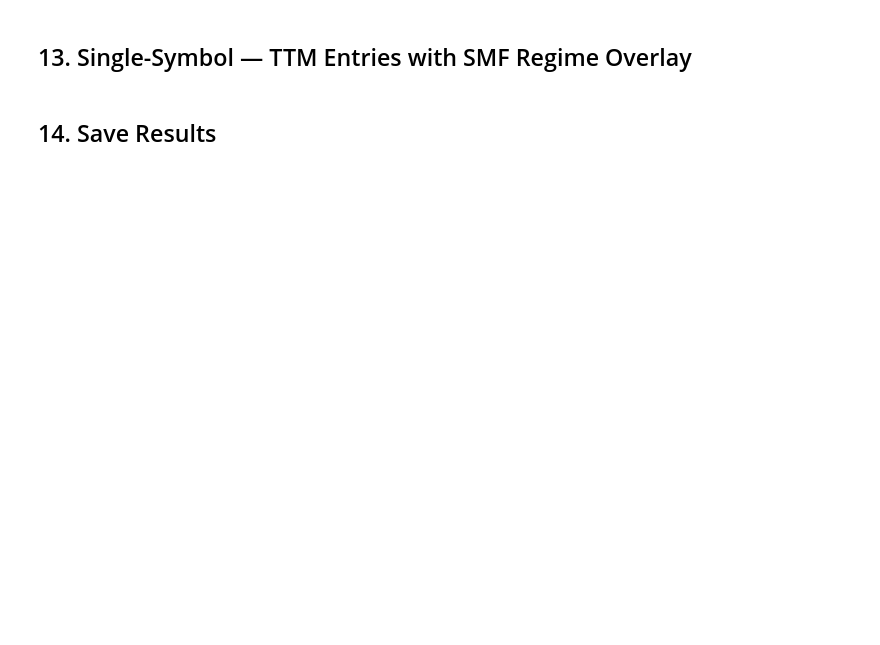
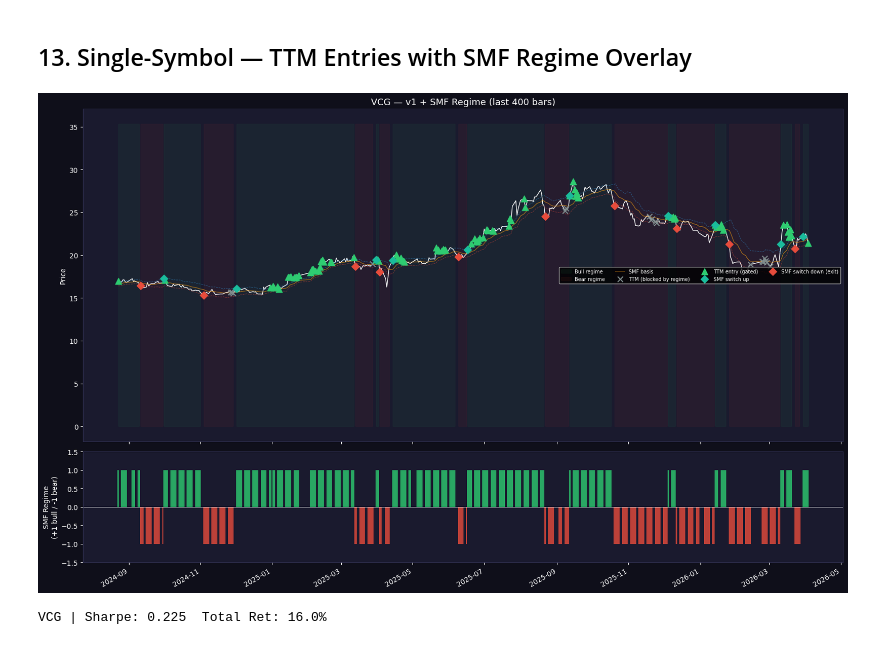
Before and after one commit to phuchuynh0909/all-in-one-portfolio, a Jupyter notebook: notebooks/backtest_005b.ipynb, the cells around one changed output. Cells and saved outputs as stored; diff of their text form; code cells hidden in the pictures; blank space fills up the shorter version.

```diff
--- a/notebooks/backtest_005b.ipynb
+++ b/notebooks/backtest_005b.ipynb
@@ -824,8 +1025,8 @@ plt.show()
 ## 13. Single-Symbol — TTM Entries with SMF Regime Overlay
 # %%
 # Change to inspect any symbol
-VER    = 'v3'
-SYMBOL = portfolios_smf[VER].sharpe_ratio().replace([np.inf,-np.inf],np.nan).dropna().sort_values(ascending=False).index[0]
+VER    = 'v1'
+SYMBOL = 'VCG'
 LOOKBACK_DAYS = 400
 
 p      = best_params_smf[VER]
@@ -846,7 +1047,7 @@ b_c        = sym_smf['b_close'].values
 # TTM entries without regime filter
 ttm_entries_raw = compute_signals(
     close, high, low,
-    bb_window=p['bb_window'], bb_multiplier=p['bb_multiplier'], bb_matype=0,
+    bb_window=p['bb_window'], bb_multiplier=p['bb_multiplier'], bb_matype=p.get('bb_matype', 0),
     kc_window=p['kc_window'], kc_multiplier=p['kc_multiplier'],
     kc_atr_period=p['kc_atr_period'],
     donichan_window=p['donichan_window'], osc_smoothing_period=p['osc_smoothing_period'],
@@ -893,32 +1094,33 @@ ax.scatter(dates_s[blocked], s(c_sym)[blocked],
 ax.scatter(dates_s[s(ttm_gated)], s(c_sym)[s(ttm_gated)],
            marker='^', color='#2ecc71', s=80, zorder=5, label='TTM entry (gated)')
 # Regime switches
 ax.scatter(dates_s[s(switch_up)],  s(c_sym)[s(switch_up)],
            marker='D', color='#1abc9c', s=60, zorder=6, label='SMF switch up')
 ax.scatter(dates_s[s(switch_dn)],  s(c_sym)[s(switch_dn)],
            marker='D', color='#e74c3c', s=60, zorder=6, label='SMF switch down (exit)')
 ax.set_title(f'{SYMBOL} — {VER} + SMF Regime (last {n_show} bars)', color='white', fontsize=13)
 ax.set_ylabel('Price', color='white')
 ax.legend(fontsize=7, ncol=4)
 ax.tick_params(colors='white')
 for sp in ax.spines.values(): sp.set_edgecolor('#333355')
 
 # Panel 2: regime state
 ax2 = axes[1]
 ax2.set_facecolor('#1a1a2e')
 regime_color = ['#2ecc71' if v == 1 else '#e74c3c' for v in s(last_sig)]
 ax2.bar(dates_s, s(last_sig), color=regime_color, alpha=0.8, width=1.0)
 ax2.axhline(0, color='white', lw=0.5)
 ax2.set_ylabel('SMF Regime\n(+1 bull / -1 bear)', color='white')
 ax2.set_ylim(-1.5, 1.5)
 ax2.tick_params(colors='white')
 ax2.xaxis.set_major_formatter(mdates.DateFormatter('%Y-%m'))
 fig.autofmt_xdate(rotation=30)
 for sp in ax2.spines.values(): sp.set_edgecolor('#333355')
 
 plt.tight_layout()
 plt.show()
 pf_sym = portfolios_smf[VER]
 print(f'{SYMBOL} | Sharpe: {pf_sym.sharpe_ratio()[SYMBOL]:.3f}  Total Ret: {pf_sym.total_return()[SYMBOL]*100:.1f}%')
+# %% [output]
+[figure, added]
+VCG | Sharpe: 0.225  Total Ret: 16.0%
-# %% [markdown]
-## 14. Save Results
```
Also changed, not shown: parts of 18 cells of this notebook, 30 other files.
